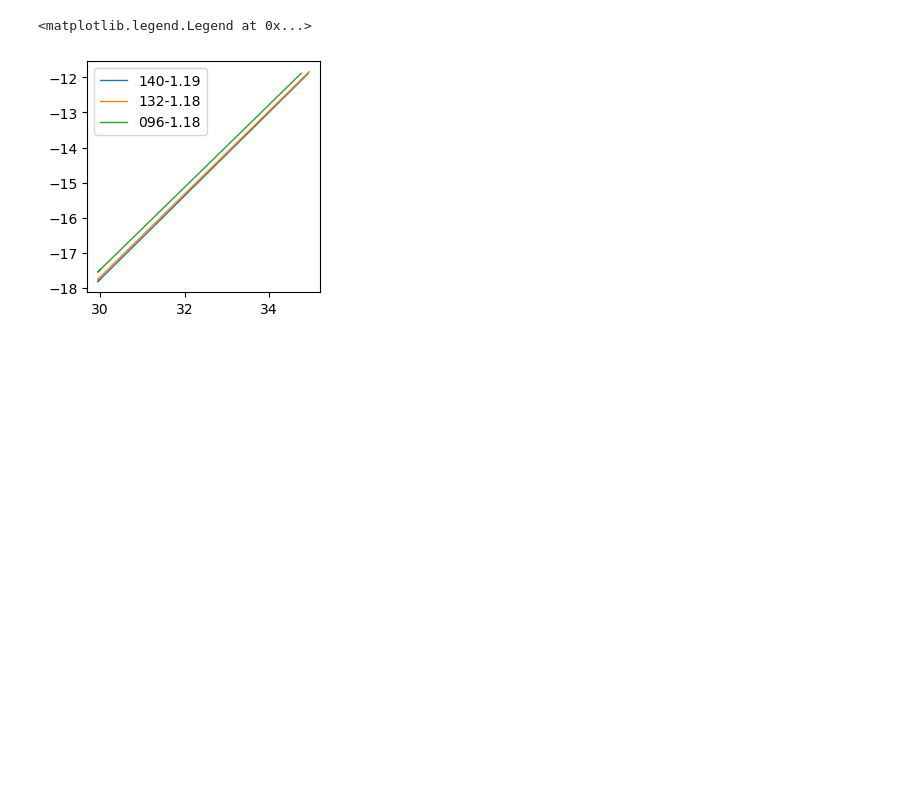
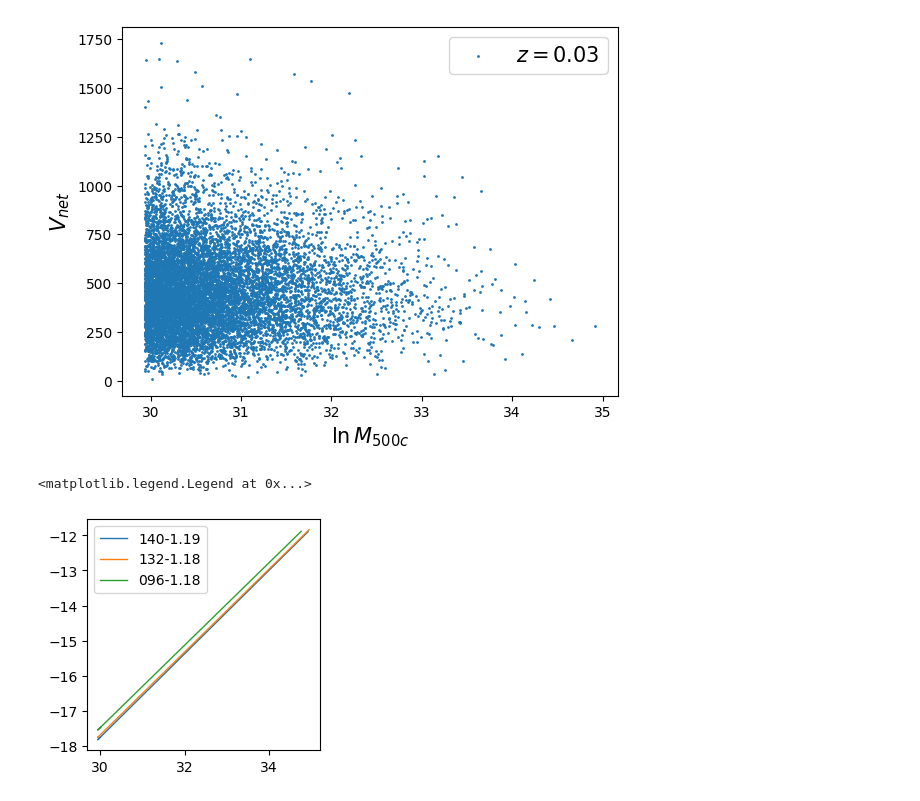
Before and after one commit to antolonappan/kSZscaler, a Jupyter notebook: Notebooks2/test.ipynb, the cells around one changed output. Cells and saved outputs as stored; diff of their text form; code cells hidden in the pictures; blank space fills up the shorter version.

Commit message:
plot

```diff
--- a/Notebooks2/test.ipynb
+++ b/Notebooks2/test.ipynb
@@ -49,3 +61,11 @@ df_096_m = data_manupulation(df_096)
+# %%
+plt.scatter(df_140['M'],df_140['vnet'],s=1,label='$z=0.03$')
+plt.legend(fontsize=15)
+plt.xlabel('$\ln M_{500c}$',fontsize=15)
+plt.ylabel('$V_{net}$',fontsize=15)
+plt.savefig('vnet_m500c.pdf',dpi=300,bbox_inches='tight')
+# %% [output]
+[figure, added]
 # %%
 plt.figure(figsize=(3,3))
 i = 0
```
Also changed, not shown: parts of 2 cells of this notebook, 2 other files.
